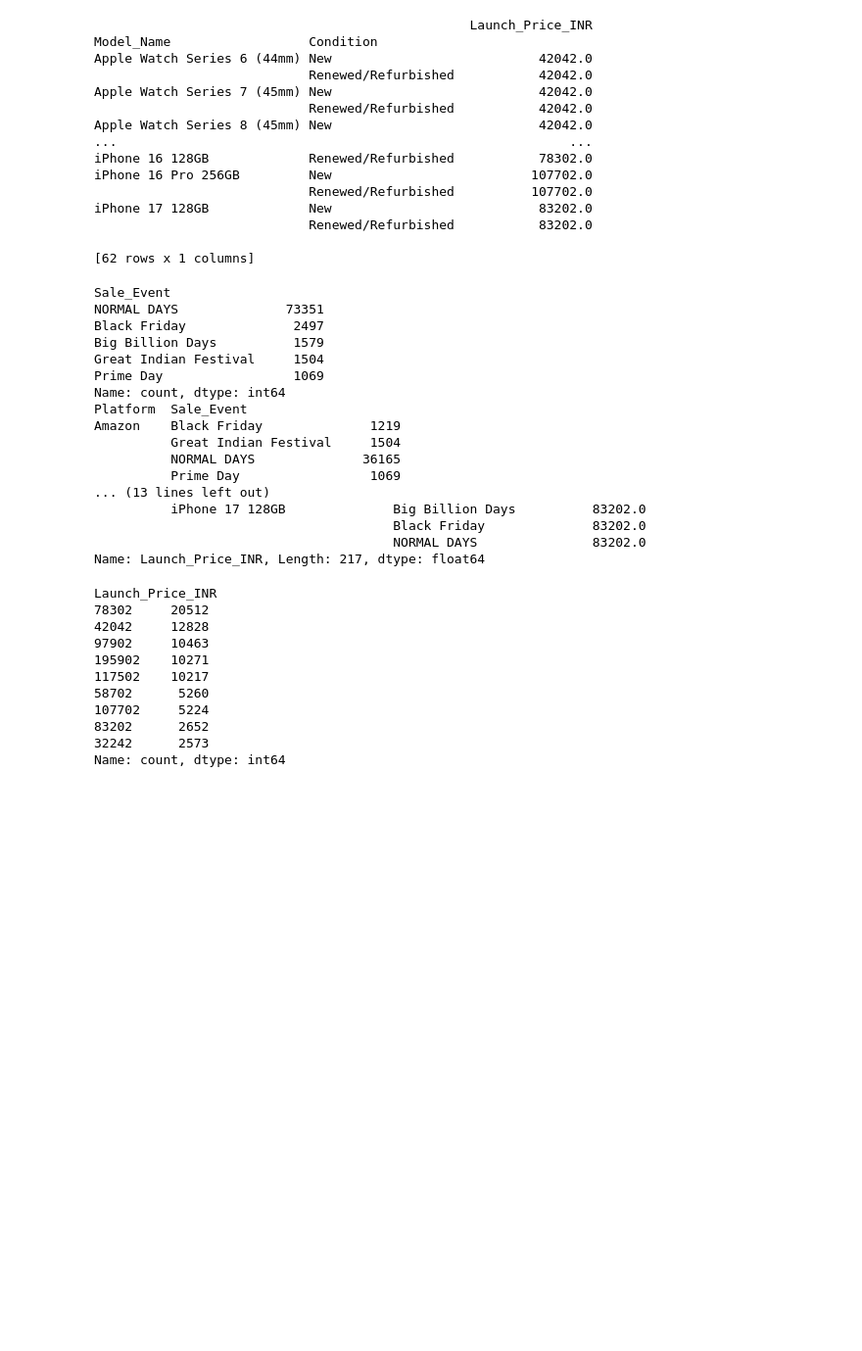
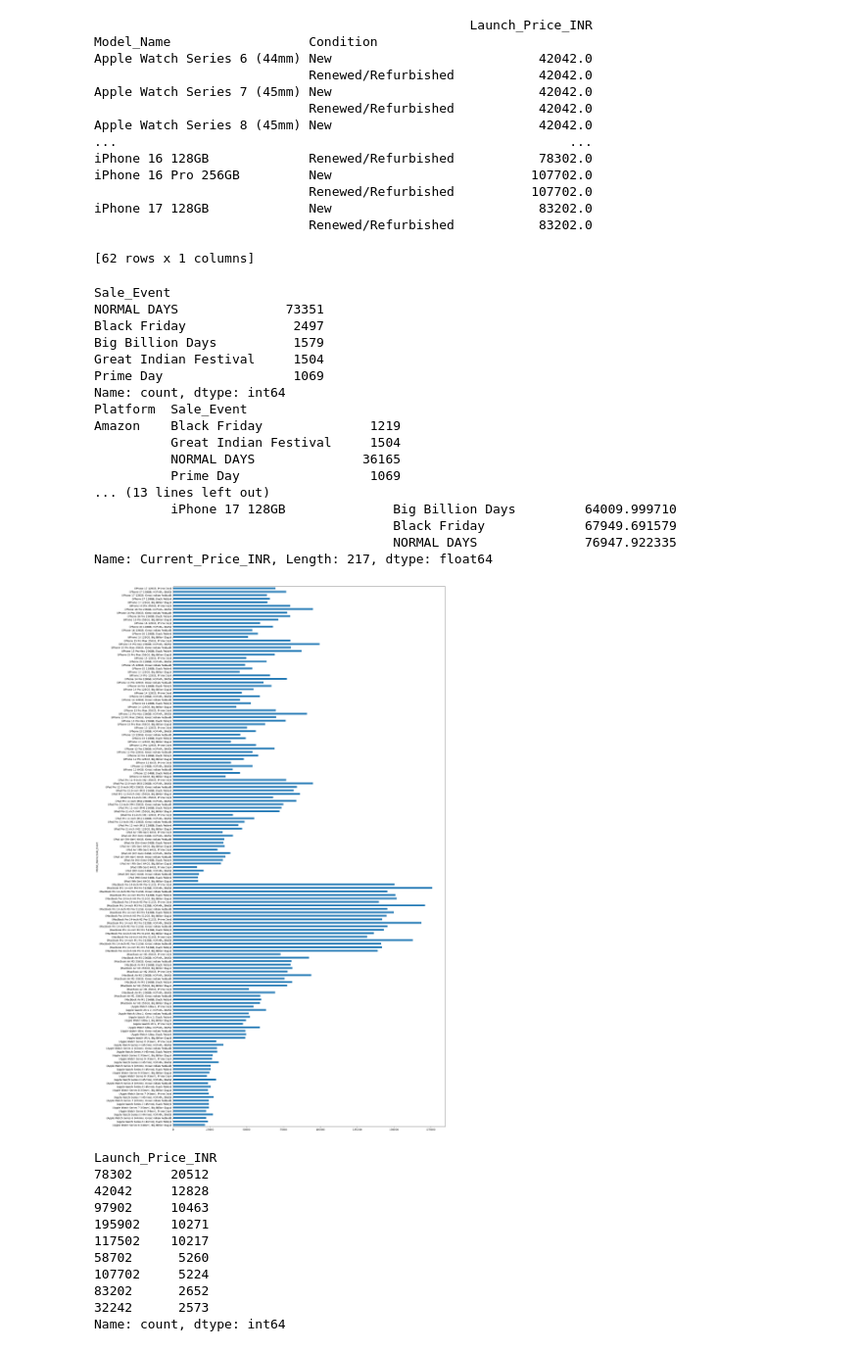
Before and after one commit to shanib-techie/power-bi, a Jupyter notebook: APPLE_PRODUCT_ANALYSIS/apple_product_analysis.ipynb, the cells around one changed output. Shown at 98% size. Cells and saved outputs as stored; diff of their text form; code cells hidden in the pictures; blank space fills up the shorter version.

```diff
--- a/APPLE_PRODUCT_ANALYSIS/apple_product_analysis.ipynb
+++ b/APPLE_PRODUCT_ANALYSIS/apple_product_analysis.ipynb
@@ -140,29 +140,33 @@ iPhone 17 128GB             New                           83202.0
 # %%
 # SALE EVENT BY PRICE
 
 print(df["Sale_Event"].value_counts())
 which_sale_for_which_platform = df.groupby(["Platform","Sale_Event"])["Sale_Event"].count()
 print(which_sale_for_which_platform)
-sale_by_event_with_which_platform_revenue = df.groupby(["Platform","Model_Name","Sale_Event"])["Launch_Price_INR"].mean()
+sale_by_event_with_which_platform_revenue = df.groupby(["Platform","Model_Name","Sale_Event"])["Current_Price_INR"].mean()
 print(sale_by_event_with_which_platform_revenue)
+
+sale_by_event_with_which_platform_revenue = df.groupby(["Model_Name","Sale_Event"])["Current_Price_INR"].mean().plot(kind="barh",figsize=(20,40))
+plt.show()
 # %% [output]
 Sale_Event
 NORMAL DAYS              73351
 Black Friday              2497
 Big Billion Days          1579
 Great Indian Festival     1504
 Prime Day                 1069
 Name: count, dtype: int64
 Platform  Sale_Event
 Amazon    Black Friday              1219
           Great Indian Festival     1504
           NORMAL DAYS              36165
           Prime Day                 1069
 ... (13 lines left out)
-          iPhone 17 128GB              Big Billion Days          83202.0
-                                       Black Friday              83202.0
-                                       NORMAL DAYS               83202.0
-Name: Launch_Price_INR, Length: 217, dtype: float64
+          iPhone 17 128GB              Big Billion Days         64009.999710
+                                       Black Friday             67949.691579
+                                       NORMAL DAYS              76947.922335
+Name: Current_Price_INR, Length: 217, dtype: float64
+[figure, added]
 # %%
 print(df["Launch_Price_INR"].value_counts())
 # %% [output]
```
Also changed, not shown: parts of 6 cells of this notebook.
